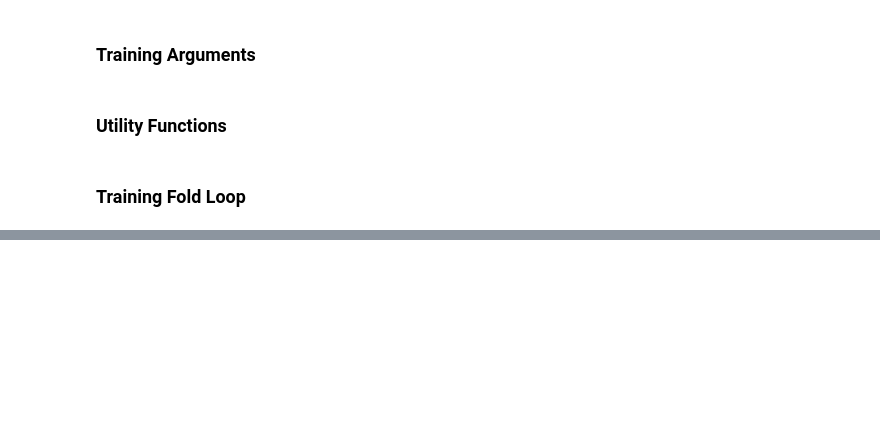
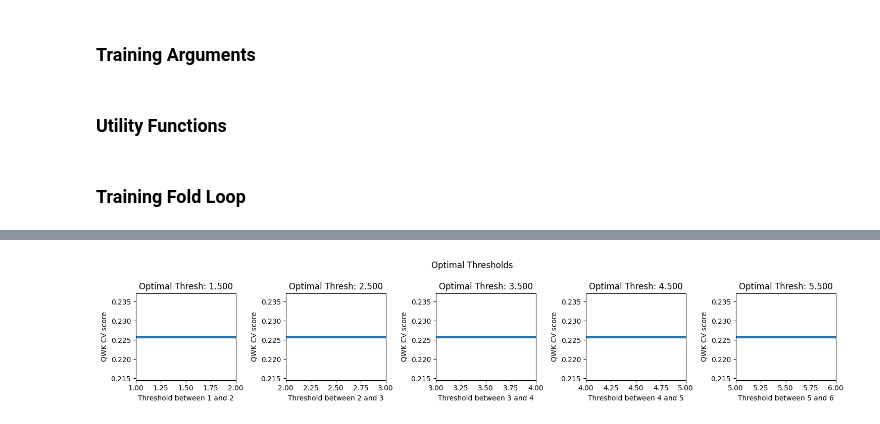
Before and after one commit to Shakleen/Kaggle-Automated-Essay-Scoring, a Jupyter notebook: notebooks/neural_network.ipynb, the cells around one changed output, grey strips where cells are left out. Drawn from its saved outputs; the diff is of its cells as text; code cells hidden in the pictures; blank space fills up the shorter version.

```diff
--- a/notebooks/neural_network.ipynb
+++ b/notebooks/neural_network.ipynb
@@ -480,0 +722,37 @@ You should probably TRAIN this model on a down-stream task to be able to use it
+# %%
+best, threshold, xs, ys = find_thresholds(oof_df["score"] + 1, oof_df["pred_score"], steps=500)
+# %%
+diff = 0.5
+nrows, ncols = 1, 5  # Define grid for 5 subplots (1 row, 5 columns)
+
+fig, axes = plt.subplots(nrows, ncols, figsize=(15, 3))  # Create figure and subplots
+
+# Loop through data and plot on each subplot
+for k in range(5):
+    ax = axes.flat[k]  # Access each subplot using flattened axes
+    ax.scatter(xs[k], ys[k], s=3)
+    m = k + 1.5
+    ax.set_xlim((m - diff, m + diff))
+    i = np.where((np.array(xs[k]) > m - diff) & (np.array(xs[k]) < m + diff))[0]
+    mn = np.min(np.array(ys[k])[i])
+    mx = np.max(np.array(ys[k])[i])
+    ax.set_ylim((mn, mx))
+
+    ax.plot(
+        [threshold[k], threshold[k]],
+        [mn, mx],
+        "--",
+        color="black",
+        label="optimal threshold",
+    )
+
+    ax.set_title(f"Optimal Thresh: {threshold[k]:4.3f}", size=12)  # Adjust title size
+    ax.set_xlabel(f"Threshold between {k+1} and {k+2}", size=10)
+    ax.set_ylabel("QWK CV score", size=10)
+
+# Common legend for all subplots
+plt.suptitle("Optimal Thresholds", size=12)
+plt.tight_layout()  # Adjust spacing between subplots
+plt.show()
+# %% [output]
+[figure, added]
```
Also changed, not shown: parts of 40 cells of this notebook.
